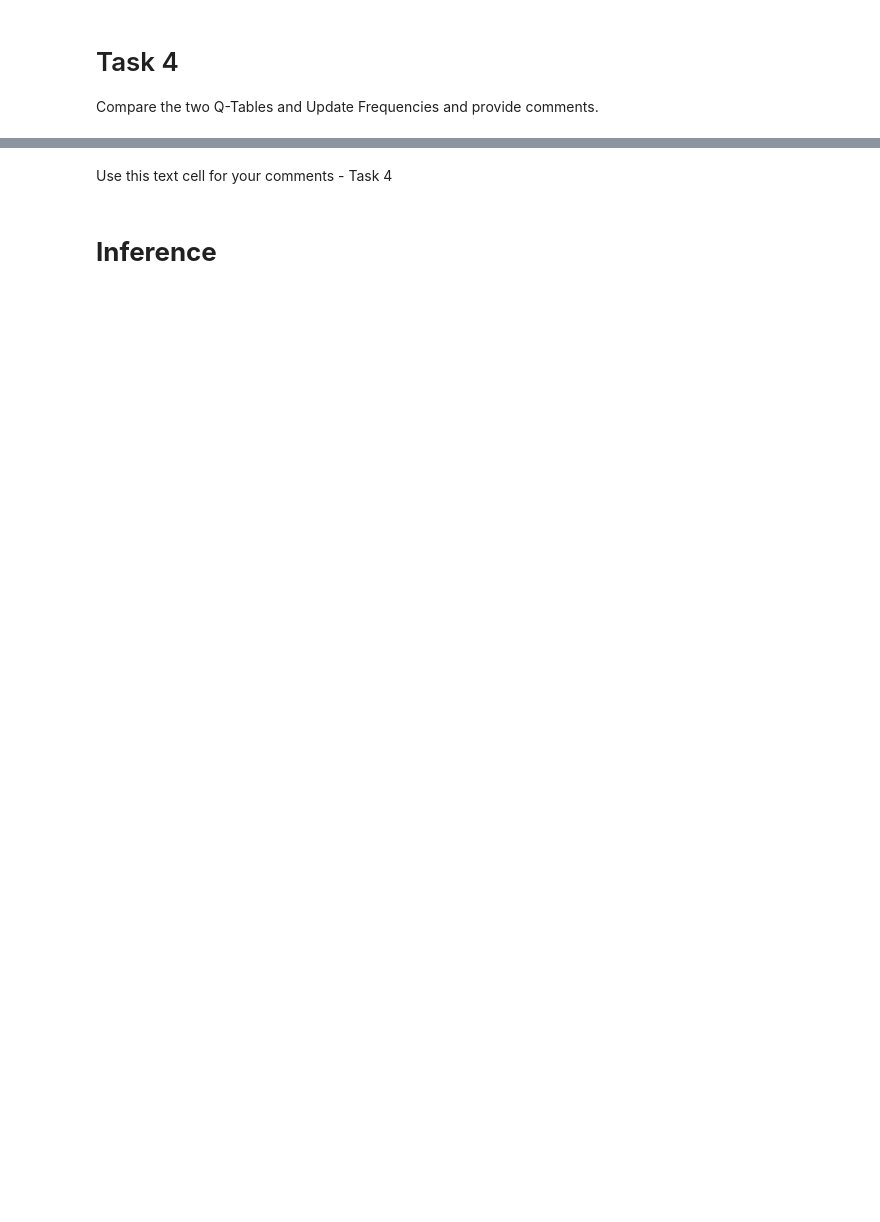
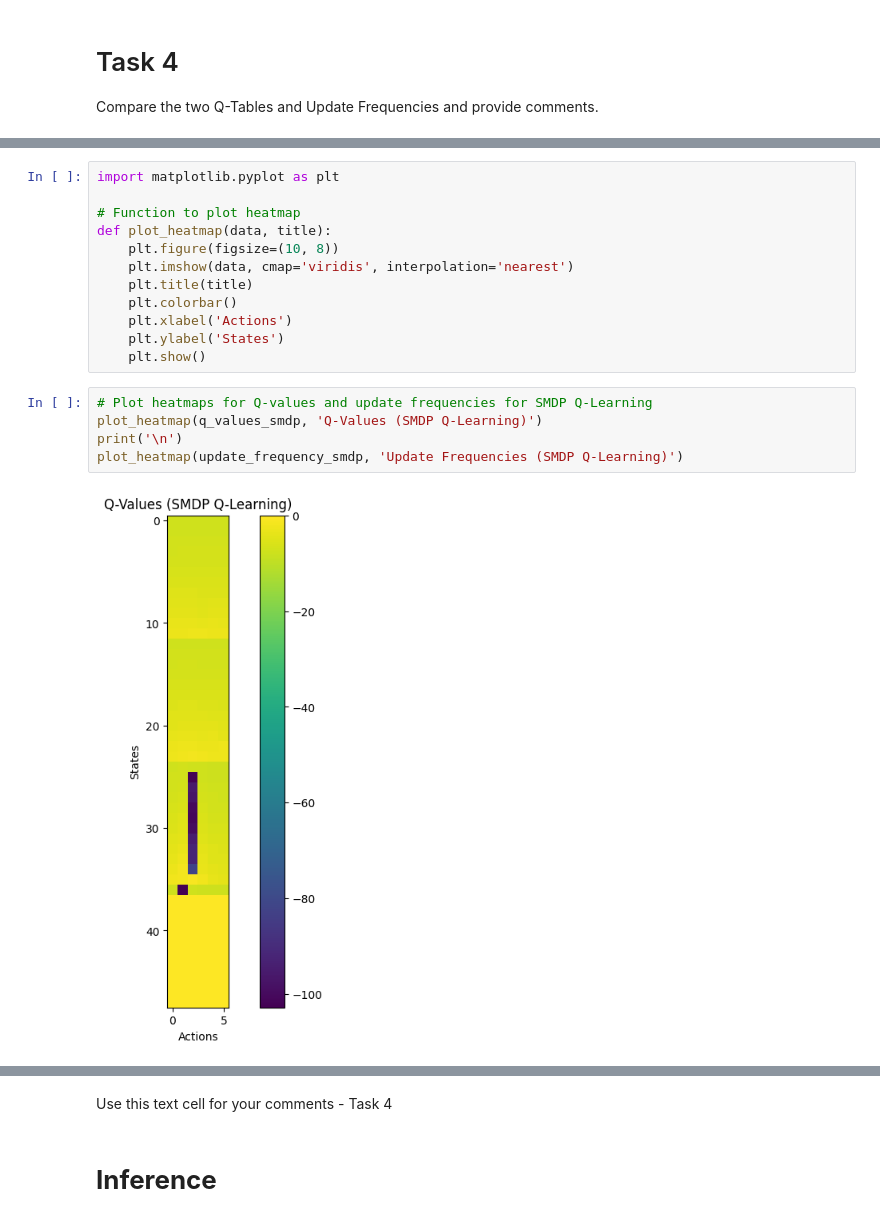
Before and after one commit to sid4848/cs6700_Reinforcement_Learning, a Jupyter notebook: tutorials/tutorial_8/ME20B166_Tutorial_8_Options.ipynb, the cells around one changed output, grey strips where cells are left out. Saved outputs shown, nothing was run; the diff lists cells and outputs as text; blank space fills up the shorter version.

```diff
--- a/tutorials/tutorial_8/ME20B166_Tutorial_8_Options.ipynb
+++ b/tutorials/tutorial_8/ME20B166_Tutorial_8_Options.ipynb
@@ -287,0 +308,19 @@ SMDP Q-Learning Q-table:
+# %%
+import matplotlib.pyplot as plt
+
+# Function to plot heatmap
+def plot_heatmap(data, title):
+    plt.figure(figsize=(10, 8))
+    plt.imshow(data, cmap='viridis', interpolation='nearest')
+    plt.title(title)
+    plt.colorbar()
+    plt.xlabel('Actions')
+    plt.ylabel('States')
+    plt.show()
+# %%
+# Plot heatmaps for Q-values and update frequencies for SMDP Q-Learning
+plot_heatmap(q_values_smdp, 'Q-Values (SMDP Q-Learning)')
+print('\n')
+plot_heatmap(update_frequency_smdp, 'Update Frequencies (SMDP Q-Learning)')
+# %% [output]
+[figure, added]
```
Also changed, not shown: parts of 12 cells of this notebook, 7 other files.
